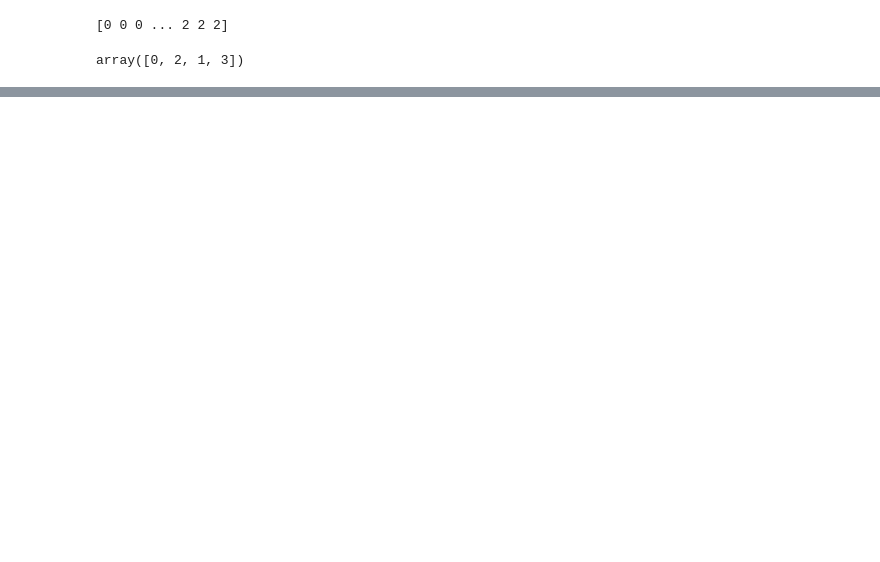
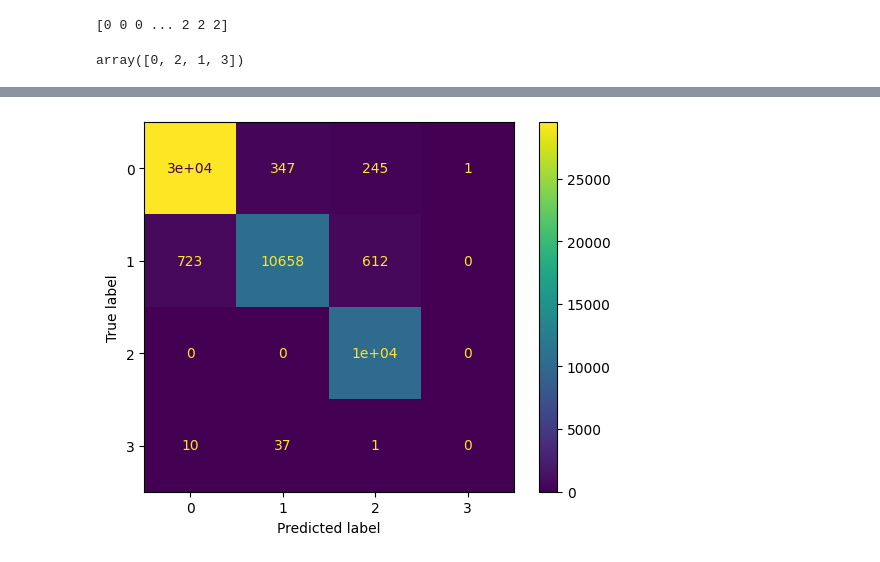
Before and after one commit to dk28yip/MSDS7333, a Jupyter notebook: Case Study 5_v2.ipynb, the cells around one changed output, grey strips where cells are left out. Cells and saved outputs as stored; diff of their text form; code cells hidden in the pictures; blank space fills up the shorter version.

```diff
--- a/Case Study 5_v2.ipynb
+++ b/Case Study 5_v2.ipynb
@@ -257,0 +292,32 @@ X_train, X_test, y_train, y_test = train_test_split(X, y, test_size=0.2, random_
+# %%
+#Create Cross Validation Procedure
+cv = StratifiedKFold(n_splits=10, random_state=1234, shuffle=True)
+# %%
+from sklearn.svm import LinearSVC
+from sklearn.model_selection import cross_validate, cross_val_predict, StratifiedKFold, GridSearchCV, RandomizedSearchCV
+from sklearn.metrics import precision_recall_curve,  accuracy_score, confusion_matrix, average_precision_score
+
+SVM = LinearSVC()
+
+# define parameters
+C_SVM = [0.1, 1, 5, 10]
+class_weight_SVM = ['balanced', None]
+random_state_SVM = [1234]
+
+# define grid search
+
+param_grid_SVM = dict(C=C_SVM, class_weight=class_weight_SVM,
+                      random_state=random_state_SVM)
+
+grid_search_SVM = GridSearchCV(estimator=SVM, param_grid=param_grid_SVM, n_jobs=10, cv=cv,
+                               scoring='accuracy',error_score=0, verbose=1)
+# %%
+%%time
+grid_result_SVM = grid_search_SVM.fit(X_train, y_train)
+# summarize results
+print("Best: %f using %s" % (grid_result_SVM.best_score_, grid_result_SVM.best_params_))
+means = grid_result_SVM.cv_results_['mean_test_score']
+stds = grid_result_SVM.cv_results_['std_test_score']
+params = grid_result_SVM.cv_results_['params']
+for mean, stdev, param in zip(means, stds, params):
+    print("%f (%f) with: %r" % (mean, stdev, param))
@@ -257,0 +397,12 @@ X_train, X_test, y_train, y_test = train_test_split(X, y, test_size=0.2, random_
+# %%
+# training data confusion matrix
+from sklearn.metrics import ConfusionMatrixDisplay
+
+predictions = grid_result_SVM.predict(X_train)
+cm = confusion_matrix(y_train, predictions, labels=grid_result_SVM.classes_)
+
+disp = ConfusionMatrixDisplay(confusion_matrix=cm,display_labels=grid_result_SVM.classes_)
+disp.plot()
+plt.show()
+# %% [output]
+[figure, added]
```
Also changed, not shown: parts of 23 cells of this notebook.
